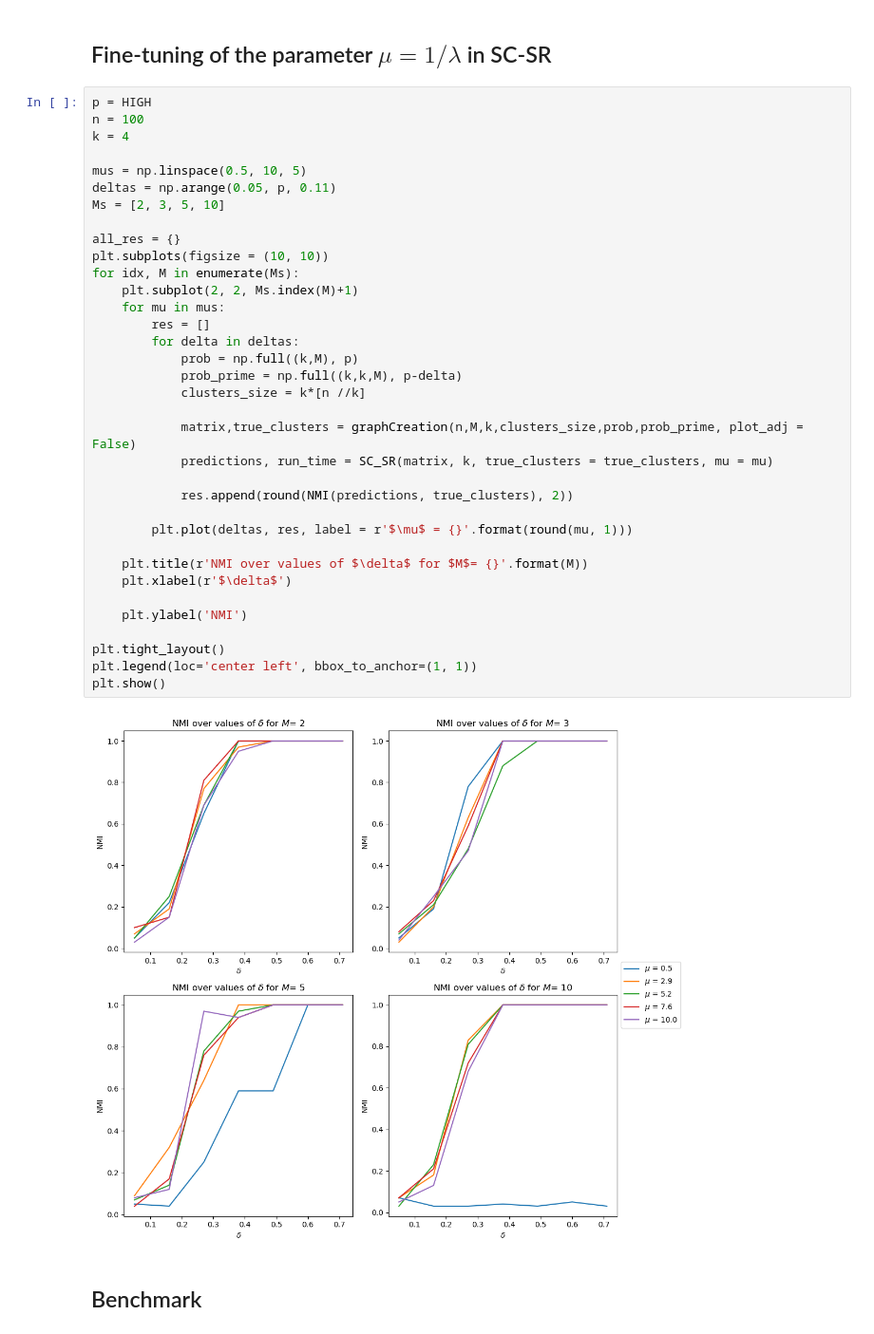
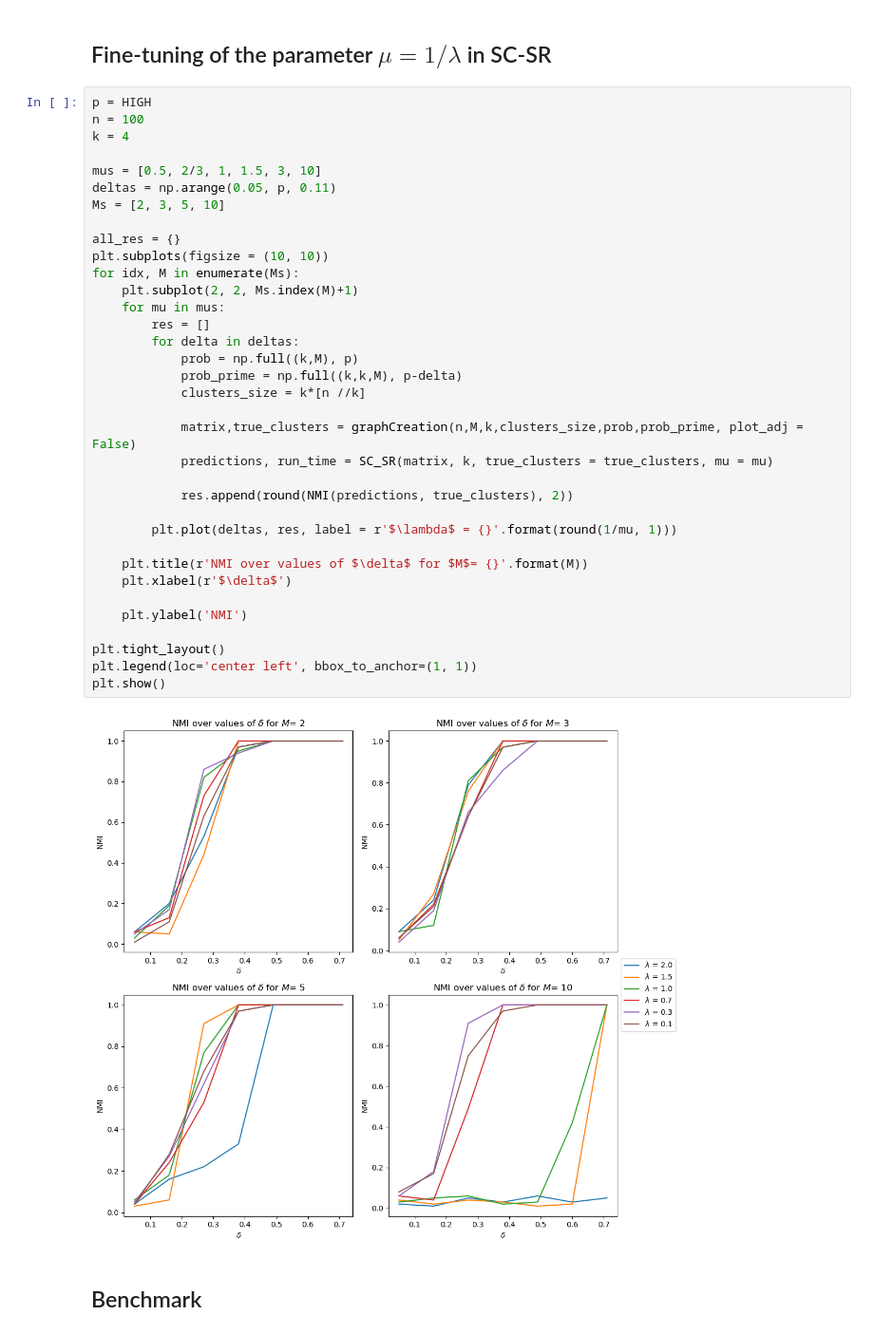
Before and after one commit to meilame-tayebjee/Multilayer-Graph-Clustering, a Jupyter notebook: Run.ipynb, the cells around one changed output. Shown at 95% size. Drawn from its saved outputs; the diff is of its cells as text.

```diff
--- a/Run.ipynb
+++ b/Run.ipynb
@@ -173,38 +173,38 @@ p = HIGH
 n = 100
 k = 4
 
-mus = np.linspace(0.5, 10, 5)
+mus = [0.5, 2/3, 1, 1.5, 3, 10]
 deltas = np.arange(0.05, p, 0.11)
 Ms = [2, 3, 5, 10]
 
 all_res = {}
 plt.subplots(figsize = (10, 10))
 for idx, M in enumerate(Ms):
     plt.subplot(2, 2, Ms.index(M)+1)
     for mu in mus:
         res = []
         for delta in deltas:
             prob = np.full((k,M), p)
             prob_prime = np.full((k,k,M), p-delta)
             clusters_size = k*[n //k]
 
             matrix,true_clusters = graphCreation(n,M,k,clusters_size,prob,prob_prime, plot_adj = False)
             predictions, run_time = SC_SR(matrix, k, true_clusters = true_clusters, mu = mu)
 
             res.append(round(NMI(predictions, true_clusters), 2))
 
-        plt.plot(deltas, res, label = r'$\mu$ = {}'.format(round(mu, 1)))
+        plt.plot(deltas, res, label = r'$\lambda$ = {}'.format(round(1/mu, 1)))
 
     plt.title(r'NMI over values of $\delta$ for $M$= {}'.format(M))
     plt.xlabel(r'$\delta$')
 
     plt.ylabel('NMI')
 
 plt.tight_layout()
 plt.legend(loc='center left', bbox_to_anchor=(1, 1))
 plt.show()
 # %% [output]
-[figure, old version]
+[figure, new version]
 # %% [markdown]
 ## Benchmark
 # %%
```
Also changed, not shown: parts of 4 cells of this notebook, 3 other files.
